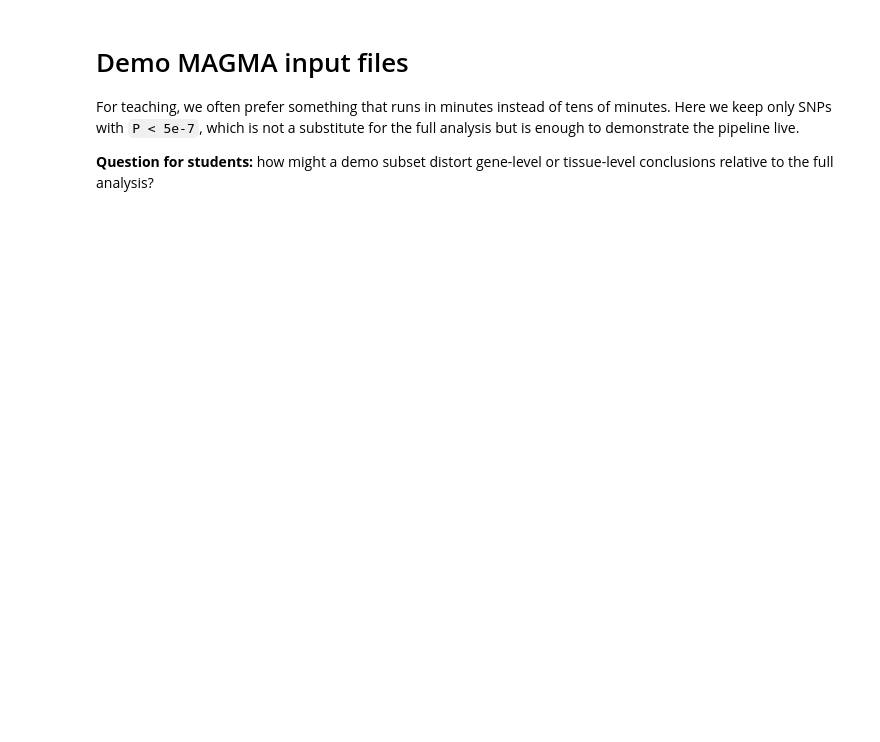
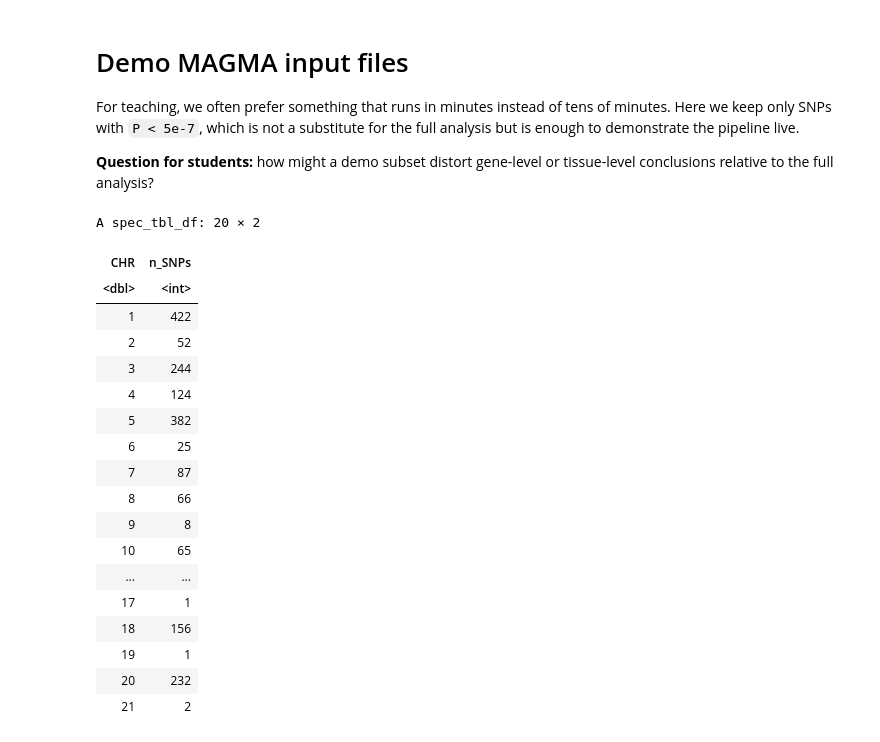
Before and after one commit to SamueleSoraggi/post-gwas-analysis_course, a Jupyter notebook: Notebooks/02_magma_prepare_input.ipynb, the cells around one changed output. Saved outputs shown, nothing was run; the diff lists cells and outputs as text; code cells hidden in the pictures; blank space fills up the shorter version.

```diff
--- a/Notebooks/02_magma_prepare_input.ipynb
+++ b/Notebooks/02_magma_prepare_input.ipynb
@@ -36,4 +36,5 @@ library(dplyr)
 
 sumstats_path <- "input/ADHD2022_iPSYCH_deCODE_PGC.meta.gz"
 magma_input_dir <- "input/magma"
-dir.create(magma_input_dir, recursive = TRUE, showWarnings = FALSE)
+magma_output_dir <- "output/magma"
+dir.create(magma_output_dir, recursive = TRUE, showWarnings = FALSE)
@@ -87,17 +112,37 @@ For teaching, we often prefer something that runs in minutes instead of tens of
 # %%
 DEMO_THRESH <- 5e-7
 demo_snps <- sumstats %>%
   filter(CHR %in% 1:22, P < DEMO_THRESH)
 
 snp_loc_demo <- demo_snps %>% select(SNP, CHR, BP)
 pval_demo <- demo_snps %>% select(SNP, P)
 
-vroom_write(snp_loc_demo, file.path(magma_input_dir, "snp_loc_demo.txt"), delim = "\t", col_names = TRUE)
-vroom_write(pval_demo, file.path(magma_input_dir, "pval_demo.txt"), delim = "\t", col_names = TRUE)
+vroom_write(snp_loc_demo, file.path(magma_output_dir, "snp_loc_demo.txt"), delim = "\t", col_names = TRUE)
+vroom_write(pval_demo, file.path(magma_output_dir, "pval_demo.txt"), delim = "\t", col_names = TRUE)
 
 demo_snps %>%
   count(CHR, name = "n_SNPs") %>%
   arrange(CHR)
+# %% [output]
+A spec_tbl_df: 20 × 2
+| CHR | n_SNPs |
+| <dbl> | <int> |
+| 1 | 422 |
+| 2 | 52 |
+| 3 | 244 |
+| 4 | 124 |
+| 5 | 382 |
+| 6 | 25 |
+| 7 | 87 |
+| 8 | 66 |
+| 9 | 8 |
+| 10 | 65 |
+| ... | ... |
+| 17 | 1 |
+| 18 | 156 |
+| 19 | 1 |
+| 20 | 232 |
+| 21 | 2 |
 # %%
 cat("Preview of the full SNP location file:\n")
 head(snp_loc_full)
```
Also changed, not shown: parts of 5 cells of this notebook, 16 other files.
